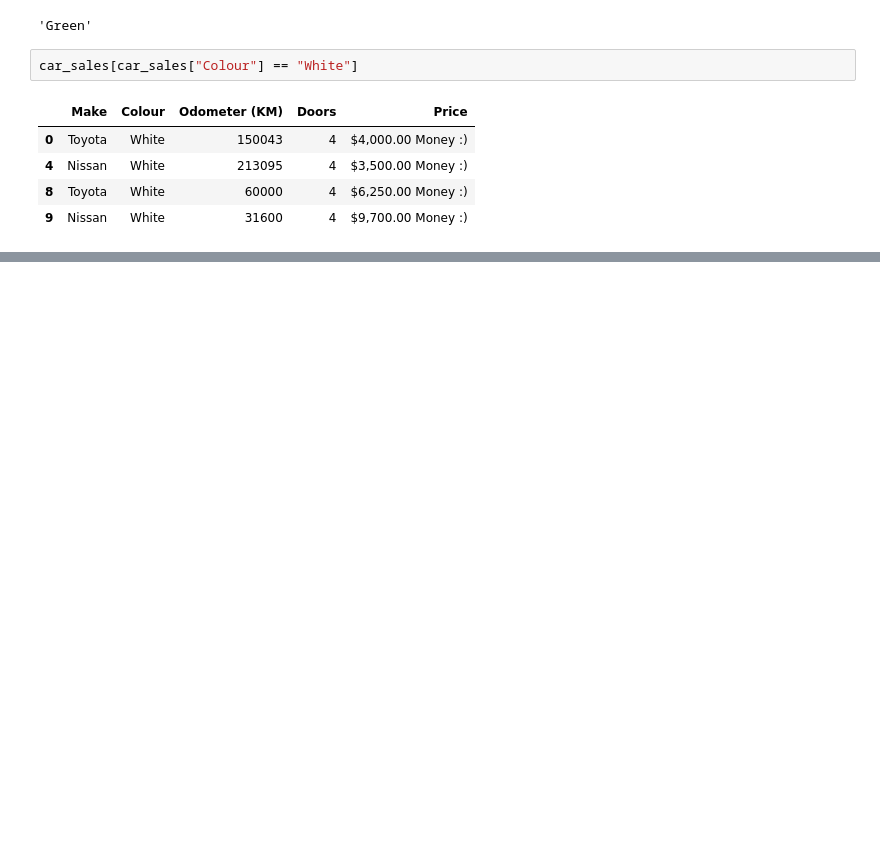
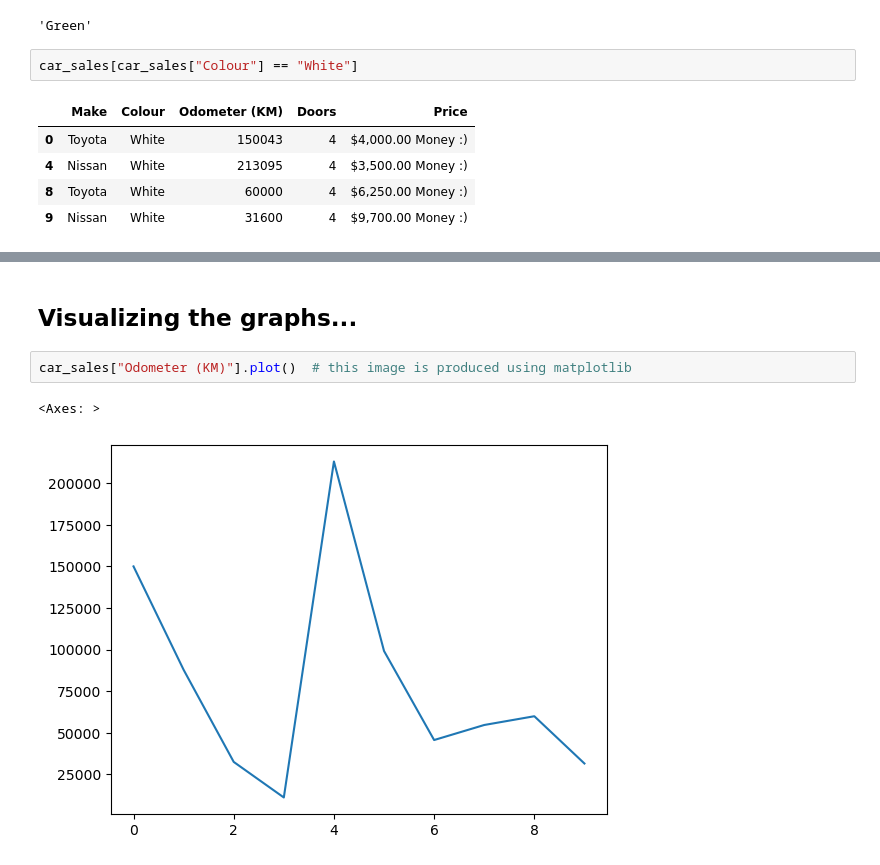
Before and after one commit to Dhyanesh-Panchal/PY-libraries-for-ML, a Jupyter notebook: Pandas Tuts.ipynb, the cells around one changed output, grey strips where cells are left out. Cells and saved outputs as stored; diff of their text form; blank space fills up the shorter version.

```diff
--- a/Pandas Tuts.ipynb
+++ b/Pandas Tuts.ipynb
@@ -126,0 +151,7 @@ car_sales[car_sales["Colour"] == "White"]
+# %% [markdown]
+## Visualizing the graphs...
+# %%
+car_sales["Odometer (KM)"].plot()  # this image is produced using matplotlib
+# %% [output]
+<Axes: >
+[figure, added]
```
Also changed, not shown: parts of 7 cells of this notebook.
